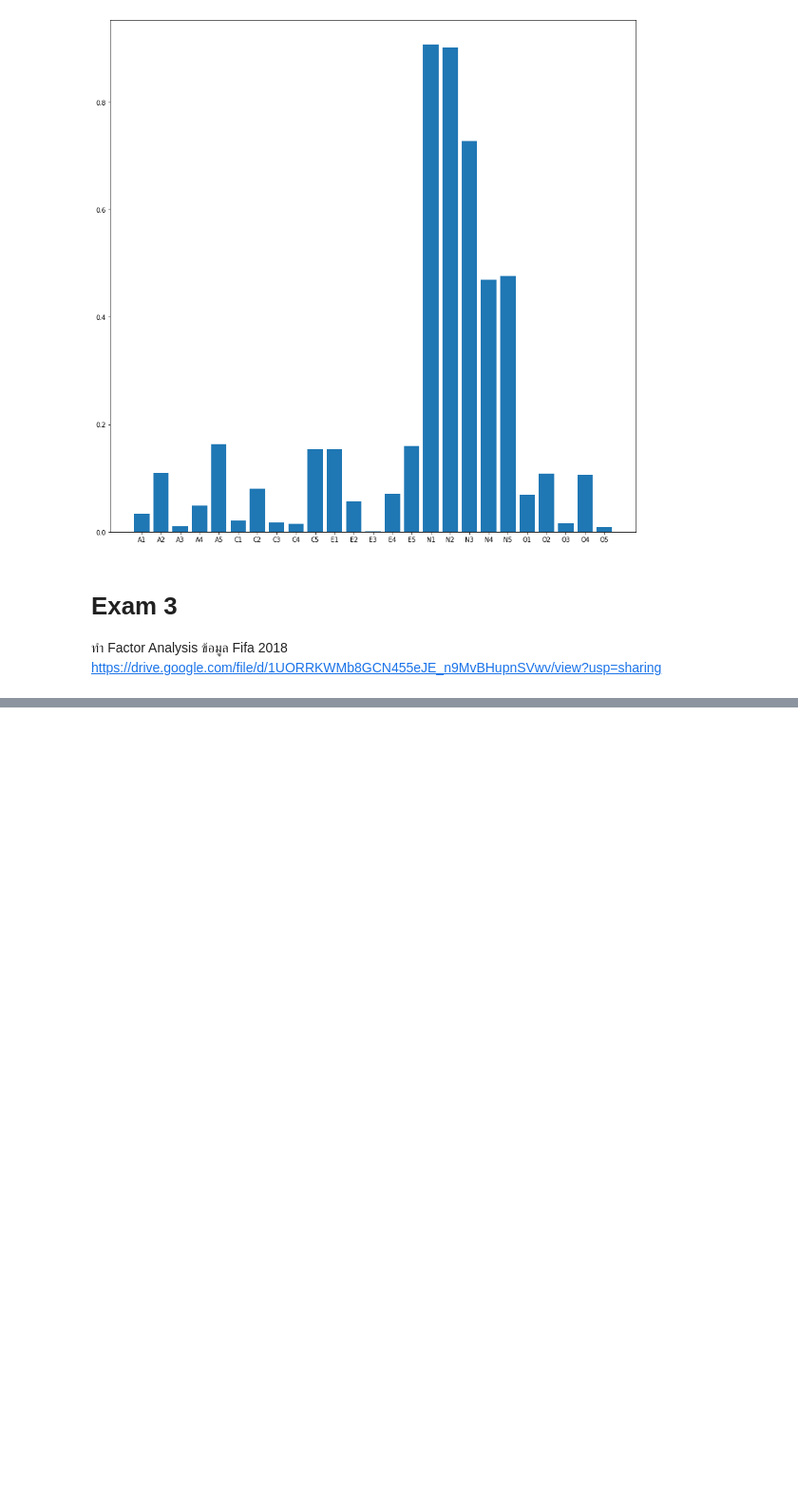
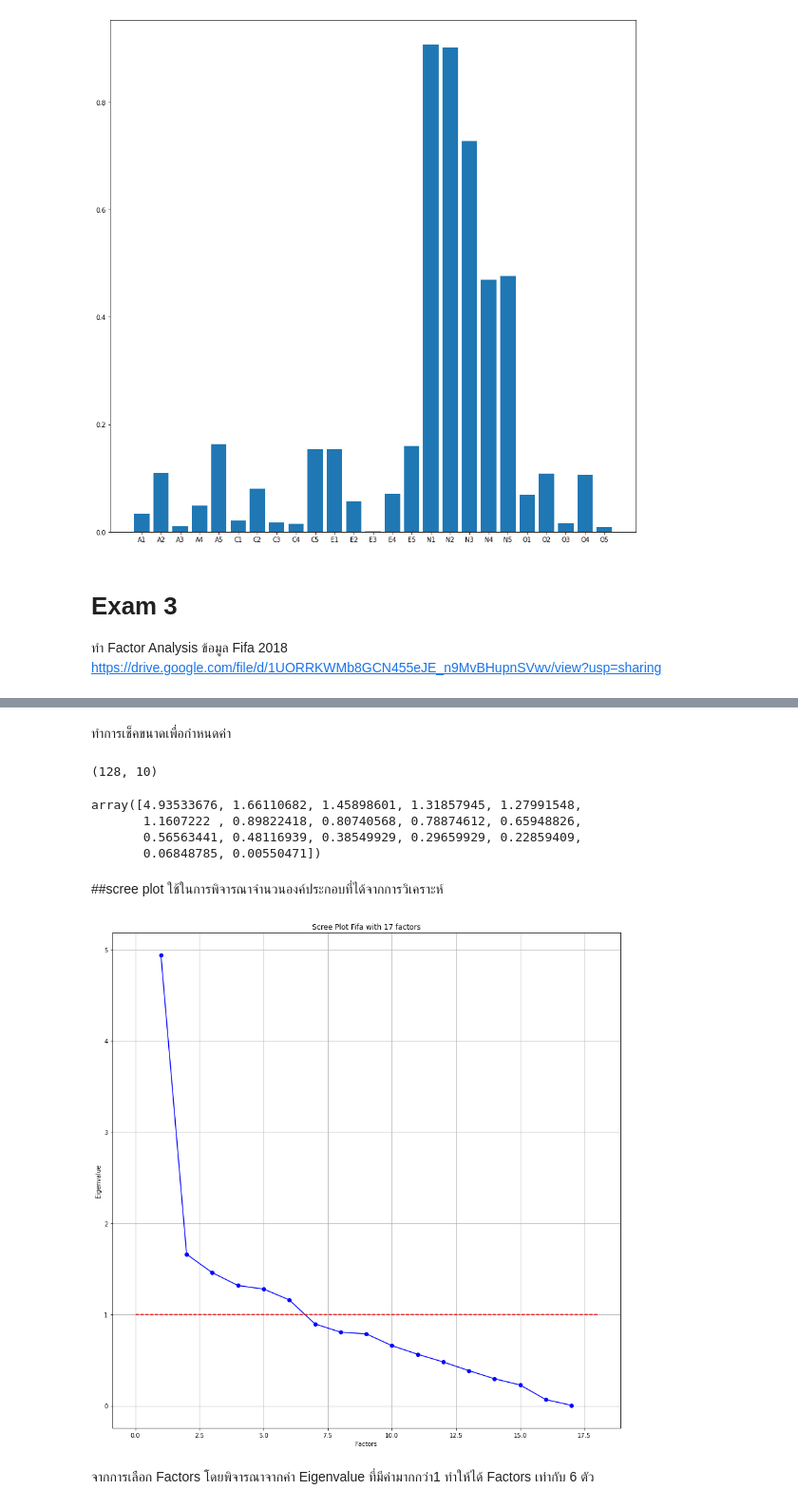
Before and after one commit to PhattarasornTeppabut/Multivariate, a Jupyter notebook: Chapter_5_Factor_Analysis.ipynb, the cells around one changed output, grey strips where cells are left out. Shown at 95% size. Cells and saved outputs as stored; diff of their text form; code cells hidden in the pictures; blank space fills up the shorter version.

Commit message:
Exam3

```diff
--- a/Chapter_5_Factor_Analysis.ipynb
+++ b/Chapter_5_Factor_Analysis.ipynb
@@ -228,0 +221,3 @@ https://drive.google.com/file/d/1UORRKWMb8GCN455eJE_n9MvBHupnSVwv/view?usp=shari
+# %%
+exam = pd.read_csv('FIFA 2018 Statistics.csv')
+exam
@@ -228,0 +244,3 @@ https://drive.google.com/file/d/1UORRKWMb8GCN455eJE_n9MvBHupnSVwv/view?usp=shari
+# %%
+exam_drop = exam.iloc[:,3:20]           #กำหนดcolumnที่ต้องการ
+exam_drop
@@ -228,0 +311,34 @@ https://drive.google.com/file/d/1UORRKWMb8GCN455eJE_n9MvBHupnSVwv/view?usp=shari
+# %%
+from factor_analyzer import FactorAnalyzer #import data
+exam_fa = FactorAnalyzer(n_factors=10)
+#defind shape or n in how to factor analysis
+data_exam_fa = exam_fa.fit_transform(exam_drop)
+# %% [markdown]
+ทำการเช็คขนาดเพื่อกำหนดค่า
+# %%
+data_exam_fa.shape
+# %% [output]
+(128, 10)
+# %%
+ev,v = exam_fa.get_eigenvalues()
+ev
+# %% [output]
+array([4.93533676, 1.66110682, 1.45898601, 1.31857945, 1.27991548,
+       1.1607222 , 0.89822418, 0.80740568, 0.78874612, 0.65948826,
+       0.56563441, 0.48116939, 0.38549929, 0.29659929, 0.22859409,
+       0.06848785, 0.00550471])
+# %% [markdown]
+##scree plot
+ ใช้ในการพิจารณาจํานวนองค์ประกอบที่ได้จากการวิเคราะห์
+# %%
+plt.plot(range(1,exam_drop.shape[1]+1),ev,'bo-')
+plt.plot([0,exam_drop.shape[1]+1],[1,1],'r--')
+plt.title('Scree Plot Fifa with 17 factors')
+plt.xlabel('Factors')
+plt.ylabel('Eigenvalue')
+plt.grid()
+plt.show()
+# %% [output]
+[figure, added]
+# %% [markdown]
+จากการเลือก Factors โดยพิจารณาจากค่า Eigenvalue ที่มีค่ามากกว่า1 ทำให้ได้ Factors เท่ากับ 6 ตัว
```
Also changed, not shown: parts of 32 cells of this notebook.
